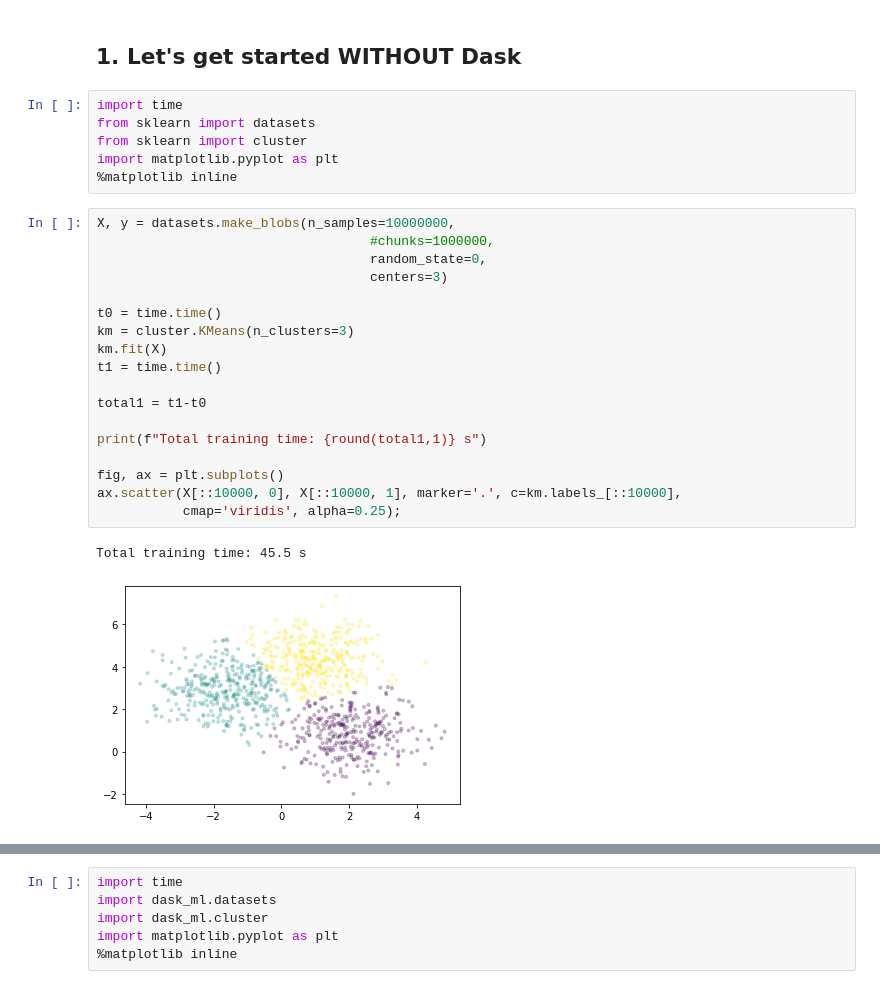
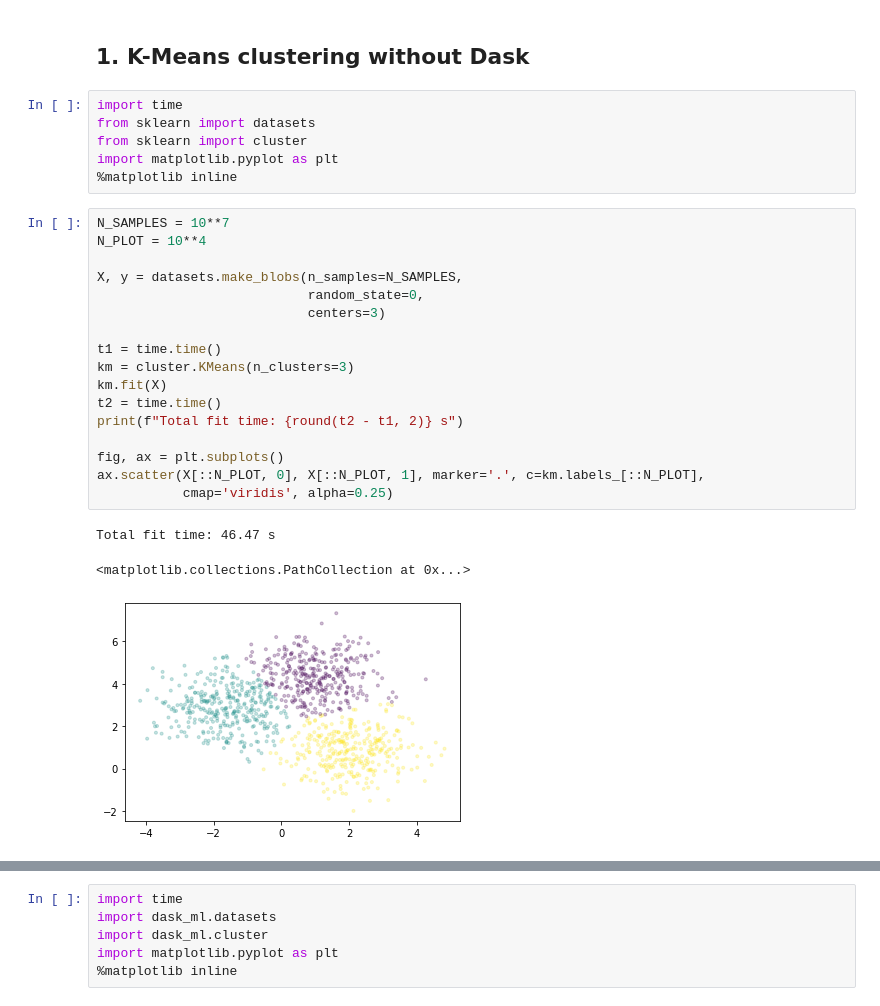
Before and after one commit to dominodatalab/domino-quickstart-dask, a Jupyter notebook: 3-Dask-ML-Tutorial.ipynb, the cells around one changed output, grey strips where cells are left out. Drawn from its saved outputs; the diff is of its cells as text.

```diff
--- a/3-Dask-ML-Tutorial.ipynb
+++ b/3-Dask-ML-Tutorial.ipynb
@@ -8,32 +11,32 @@ This notebook aims to benchmark training under two conditions for the same probl
 
 The Dask example was taken from https://examples.dask.org/machine-learning.html.
 # %% [markdown]
-## 1. Let's get started WITHOUT Dask
+## 1. K-Means clustering without Dask
 # %%
 import time
 from sklearn import datasets
 from sklearn import cluster
 import matplotlib.pyplot as plt
 %matplotlib inline
-# %%
-X, y = datasets.make_blobs(n_samples=10000000,
-                                   #chunks=1000000,
-                                   random_state=0,
-                                   centers=3)
-
-t0 = time.time()
-km = cluster.KMeans(n_clusters=3)
-km.fit(X)
-t1 = time.time()
-
-total1 = t1-t0
-
-print(f"Total training time: {round(total1,1)} s")
-
-fig, ax = plt.subplots()
-ax.scatter(X[::10000, 0], X[::10000, 1], marker='.', c=km.labels_[::10000],
-           cmap='viridis', alpha=0.25);
-# %% [output]
-Total training time: 45.5 s
-[figure, removed]
+# %%
+N_SAMPLES = 10**7
+N_PLOT = 10**4
+
+X, y = datasets.make_blobs(n_samples=N_SAMPLES,
+                           random_state=0,
+                           centers=3)
+
+t1 = time.time()
+km = cluster.KMeans(n_clusters=3)
+km.fit(X)
+t2 = time.time()
+print(f"Total fit time: {round(t2 - t1, 2)} s")
+
+fig, ax = plt.subplots()
+ax.scatter(X[::N_PLOT, 0], X[::N_PLOT, 1], marker='.', c=km.labels_[::N_PLOT],
+           cmap='viridis', alpha=0.25)
+# %% [output]
+Total fit time: 46.47 s
+<matplotlib.collections.PathCollection at 0x...>
+[figure, added]
 # %% [markdown]
```
Also changed, not shown: parts of 5 cells of this notebook.
